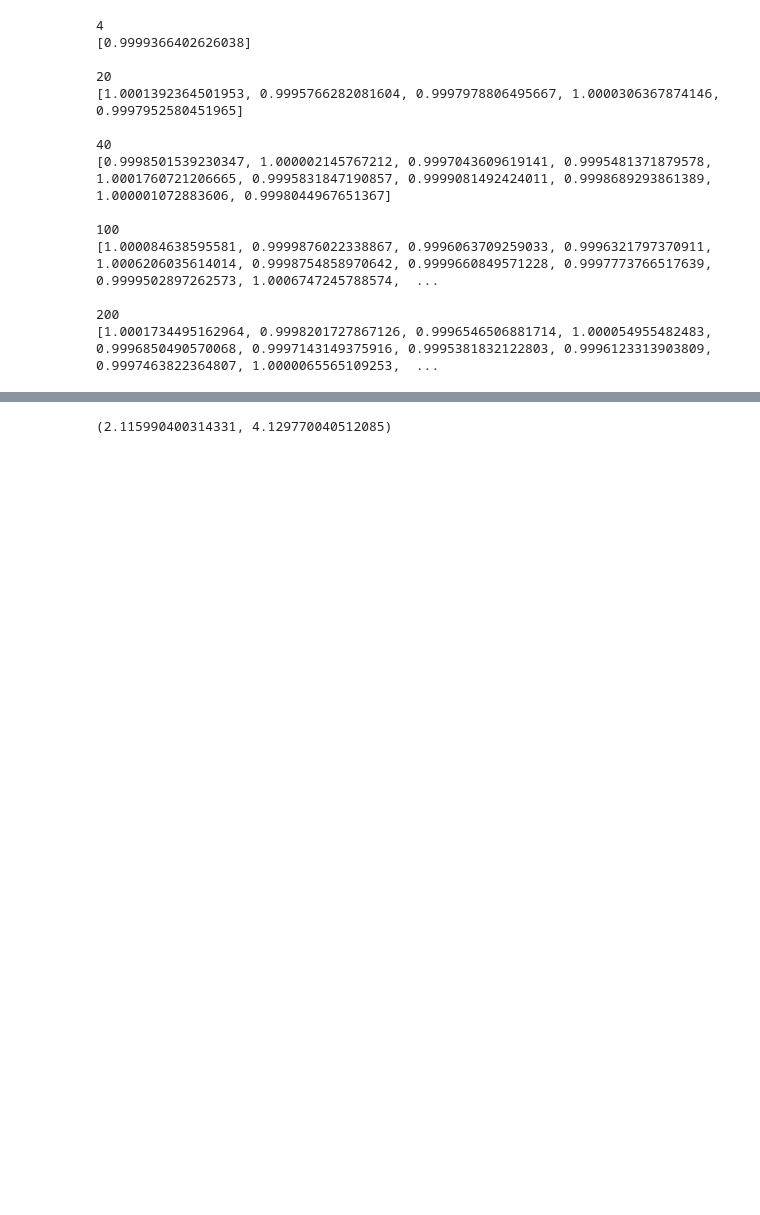
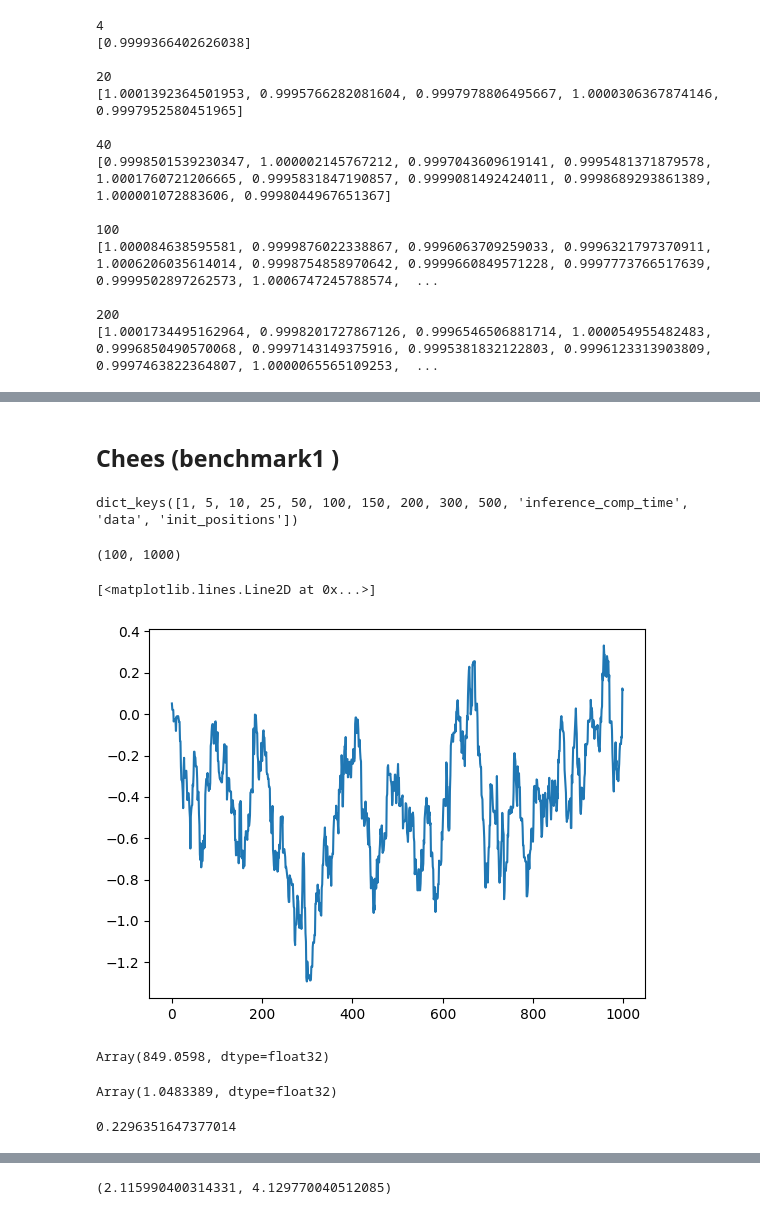
Before and after one commit to LSSTDESC/BPD, a Jupyter notebook: notebooks/summary-results1.ipynb, the cells around one changed output, grey strips where cells are left out. Drawn from its saved outputs; the diff is of its cells as text; code cells hidden in the pictures; blank space fills up the shorter version.

Commit message:
summarize results so far

```diff
--- a/notebooks/summary-results1.ipynb
+++ b/notebooks/summary-results1.ipynb
@@ -204,0 +257,33 @@ for n in ALL_N_CHAINS:
+# %% [markdown]
+## Chees (benchmark1 )
+# %%
+"""Multiple noise realization, multiple chains; different starting positions from some ball."""
+path = "/pscratch/sd/i/imendoza/data/cache_chains/results_chees_benchmark1_20240918102022.npy"
+
+d3 = jnp.load(path, allow_pickle=True)[()]
+# %%
+ALL_N_CHAINS = (1, 5, 10, 25, 50, 100, 150, 200, 300, 500)
+d3.keys()
+# %% [output]
+dict_keys([1, 5, 10, 25, 50, 100, 150, 200, 300, 500, 'inference_comp_time', 'data', 'init_positions'])
+# %%
+d3[100]['states'].position['f'].shape
+# %% [output]
+(100, 1000)
+# %%
+plt.plot(d3[100]['states'].position['x'][0])
+# %% [output]
+[<matplotlib.lines.Line2D at 0x...>]
+[figure, added]
+# %%
+effective_sample_size(d3[100]['states'].position['x'], chain_axis=0, sample_axis=1)
+# %% [output]
+Array(849.0598, dtype=float32)
+# %%
+potential_scale_reduction(d3[100]['states'].position['x'], chain_axis=0, sample_axis=1)
+# %% [output]
+Array(1.0483389, dtype=float32)
+# %%
+d3[100]['warmup_run_time'] / 100 + d3[100]['inference_run_time'] / 100
+# %% [output]
+0.2296351647377014
```
Also changed, not shown: parts of 8 cells of this notebook.
